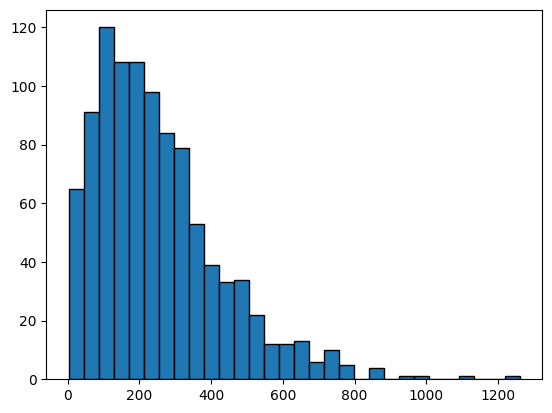
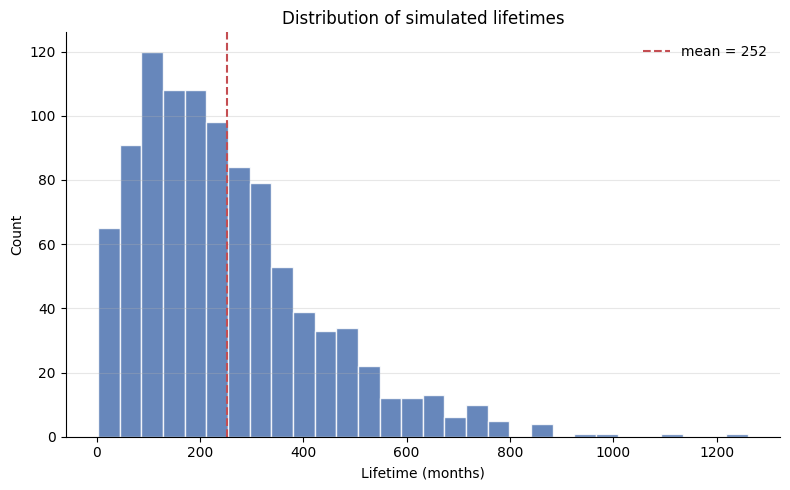
Code edit (unified diff) that turned the first committed figure into the second:
--- before
+++ after
@@ -23,3 +23,15 @@
     lifetimes[w] = t            
 
-plt.hist(lifetimes,bins=30, edgecolor="black")
+fig, ax = plt.subplots(figsize=(8, 5))
+ax.hist(lifetimes, bins=30, color="#4C72B0", edgecolor="white", alpha=0.85)
+ax.axvline(lifetimes.mean(), color="#C44E52", ls="--", lw=1.5,
+           label=f"mean = {lifetimes.mean():.0f}")
+
+ax.set_xlabel("Lifetime (months)")
+ax.set_ylabel("Count")
+ax.set_title("Distribution of simulated lifetimes")
+ax.legend(frameon=False)
+ax.spines[["top", "right"]].set_visible(False)
+ax.grid(axis="y", alpha=0.3)
+fig.tight_layout()
+plt.show()

Commit: done with procject 1